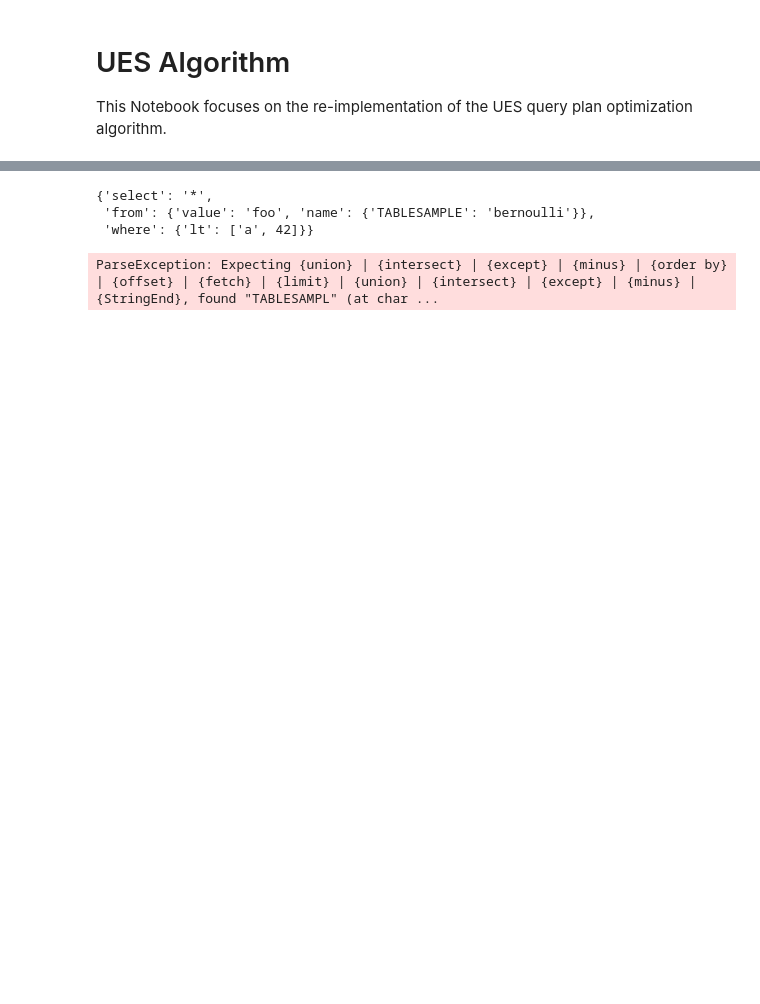
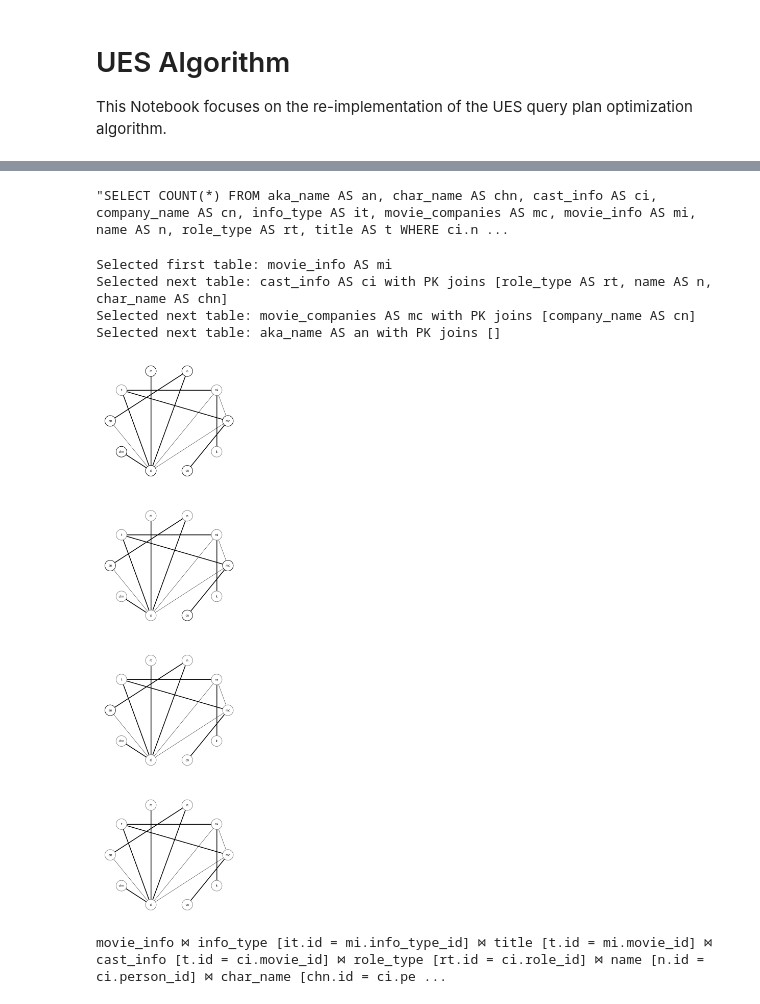
Before and after one commit to rbergm/PostBOUND, a Jupyter notebook: ues/UES_Algorithm.ipynb, the cells around one changed output, grey strips where cells are left out. Cells and saved outputs as stored; diff of their text form; code cells hidden in the pictures; blank space fills up the shorter version.

Commit message:
[WIP] UES query generation progress

```diff
--- a/ues/UES_Algorithm.ipynb
+++ b/ues/UES_Algorithm.ipynb
@@ -249,10 +7,0 @@ dbs.load_most_common_values(a, k=3)
-# %%
-mosp.parse("SELECT * FROM foo TABLESAMPLE(bernoulli) WHERE a < 42")
-# %% [output]
-{'select': '*',
- 'from': {'value': 'foo', 'name': {'TABLESAMPLE': 'bernoulli'}},
- 'where': {'lt': ['a', 42]}}
-# %%
-mosp.parse("SELECT * FROM foo f TABLESAMPLE(bernoulli) WHERE f.a < 42")
-# %% [output]
-ParseException: Expecting {union} | {intersect} | {except} | {minus} | {order by} | {offset} | {fetch} | {limit} | {union} | {intersect} | {except} | {minus} | {StringEnd}, found "TABLESAMPL" (at char ...
@@ -258,0 +18,21 @@ ParseException: Expecting {union} | {intersect} | {except} | {minus} | {order by
+# %%
+with open("../simplicity-done-right/JOB-Queries/implicit/19c.sql", "r") as query_file:
+    example_query = " ".join(line.strip() for line in query_file.readlines())
+q = mosp.MospQuery.parse(example_query)
+example_query
+# %% [output]
+"SELECT COUNT(*) FROM aka_name AS an, char_name AS chn, cast_info AS ci, company_name AS cn, info_type AS it, movie_companies AS mc, movie_info AS mi, name AS n, role_type AS rt, title AS t WHERE ci.n ...
+# %%
+predicate_map = ues._build_predicate_map(q)
+# %%
+join_order = ues._calculate_join_order(q, predicate_map=predicate_map)
+# %% [output]
+Selected first table: movie_info AS mi
+Selected next table: cast_info AS ci with PK joins [role_type AS rt, name AS n, char_name AS chn]
+Selected next table: movie_companies AS mc with PK joins [company_name AS cn]
+Selected next table: aka_name AS an with PK joins []
+[figure, added]
+# %%
+join_order
+# %% [output]
+movie_info ⋈ info_type [it.id = mi.info_type_id] ⋈ title [t.id = mi.movie_id] ⋈ cast_info [t.id = ci.movie_id] ⋈ role_type [rt.id = ci.role_id] ⋈ name [n.id = ci.person_id] ⋈ char_name [chn.id = ci.pe ...
```
Also changed, not shown: parts of 32 cells of this notebook, 2 other files.
